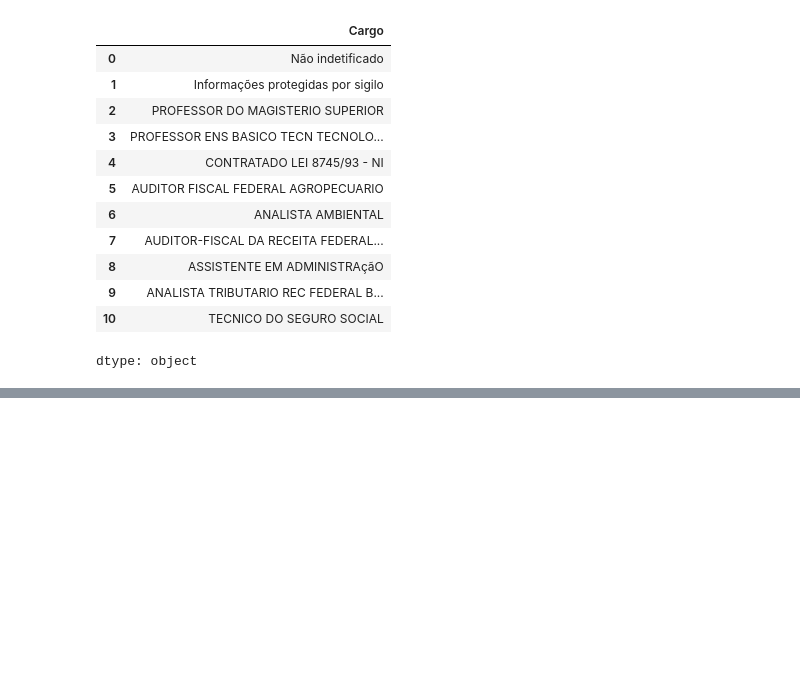
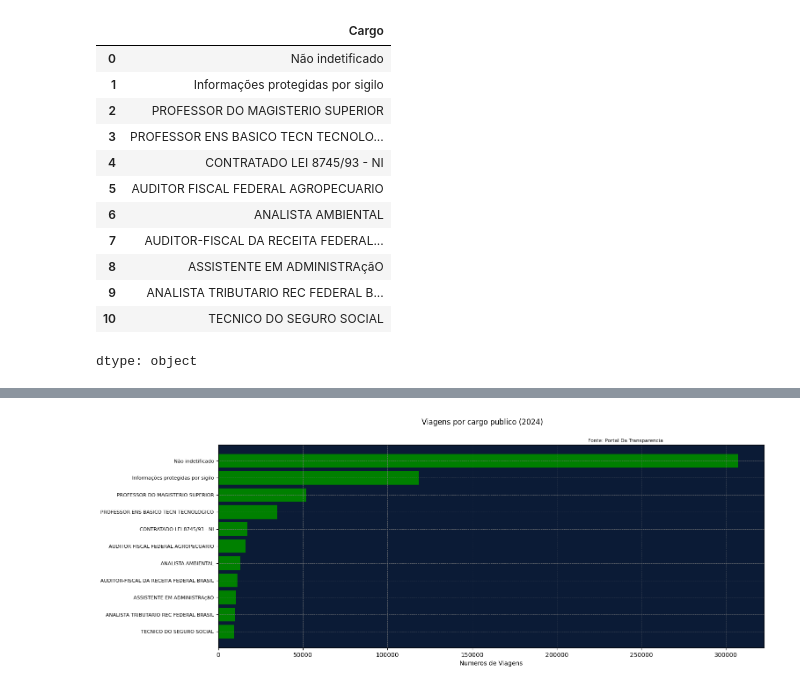
Before and after one commit to Murilo11/Analise-de-Dados-Portal-de-Transparencia, a Jupyter notebook: Analise_De_Dados_do_Portal_da_Transparencia.ipynb, the cells around one changed output, grey strips where cells are left out. Saved outputs shown, nothing was run; the diff lists cells and outputs as text; code cells hidden in the pictures; blank space fills up the shorter version.

```diff
--- a/Analise_De_Dados_do_Portal_da_Transparencia.ipynb
+++ b/Analise_De_Dados_do_Portal_da_Transparencia.ipynb
@@ -526,0 +541,21 @@ df_viagens_consolidado[filtro]
+# %%
+fig, ax = plt.subplots(figsize=(16,6))
+
+ax.barh(df_final['Cargo'], df_final['n_viagens'], color= "Green")
+
+ax.invert_yaxis()
+ax.set_facecolor('#0b1b36')
+
+fig.suptitle('Viagens por cargo publico (2024)')
+
+plt.figtext(0.65, 0.89, 'Fonte: Portal Da Transparencia', fontsize=8)
+
+plt.grid(color='gray', linestyle='--', linewidth=0.5)
+
+plt.yticks(fontsize=8)
+
+plt.xlabel('Numeros de Viagens')
+
+plt.show()
+# %% [output]
+[figure, added]
```
Also changed, not shown: parts of 5 cells of this notebook.
